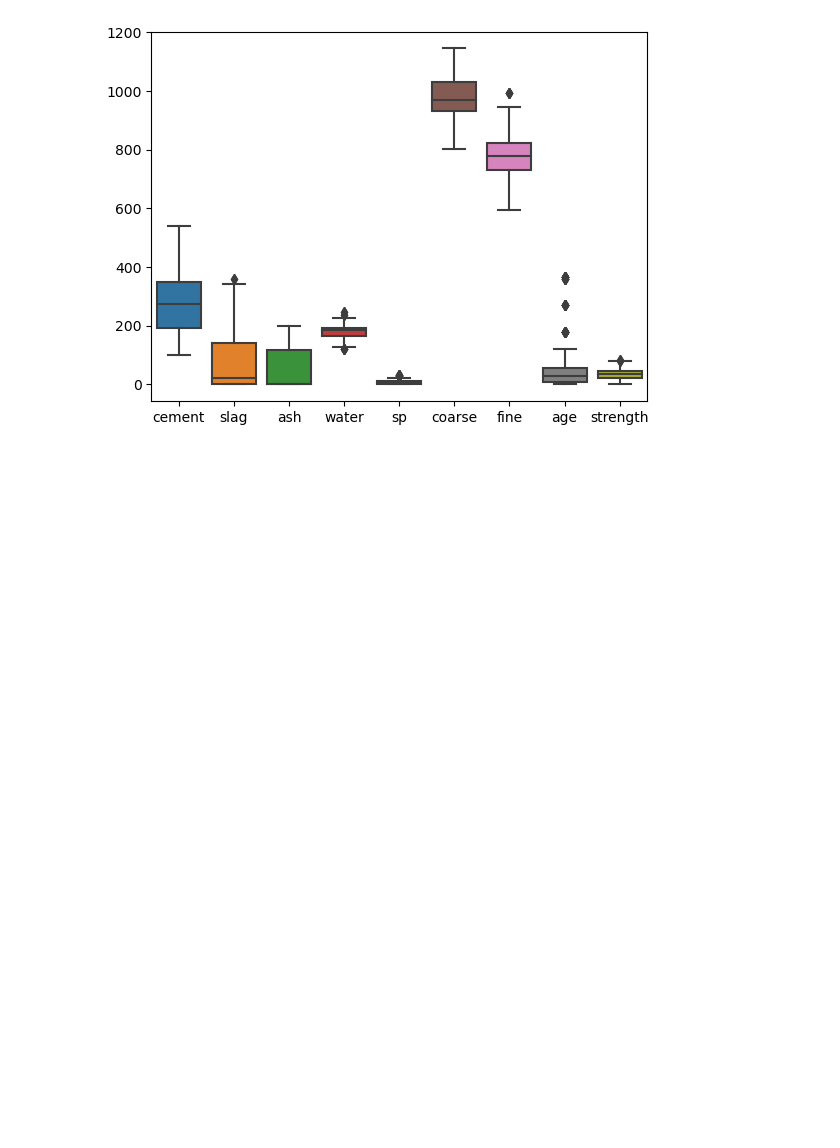
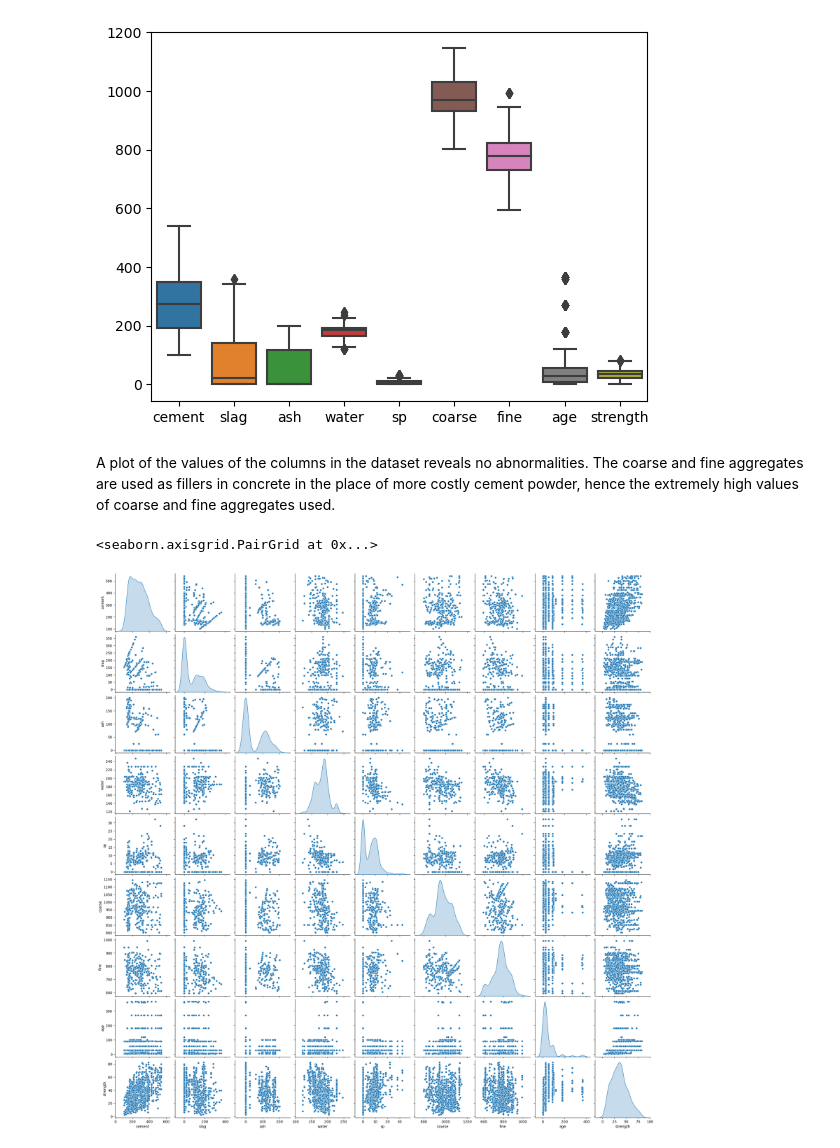
Before and after one commit to lizh1988/portfolio, a Jupyter notebook: Conc strength.ipynb, the cells around one changed output. Cells and saved outputs as stored; diff of their text form; code cells hidden in the pictures; blank space fills up the shorter version.

```diff
--- a/Conc strength.ipynb
+++ b/Conc strength.ipynb
@@ -58,3 +76,10 @@ fig
 # %% [output]
 <Axes: >
 [figure]
+# %% [markdown]
+A plot of the values of the columns in the dataset reveals no abnormalities. The coarse and fine aggregates are used as fillers in concrete in the place of more costly cement powder, hence the extremely high values of coarse and fine aggregates used.
+# %%
+sns.pairplot(df,markers="h", diag_kind = 'kde')
+# %% [output]
+<seaborn.axisgrid.PairGrid at 0x...>
+[figure, added]
```
Also changed, not shown: parts of 28 cells of this notebook.
